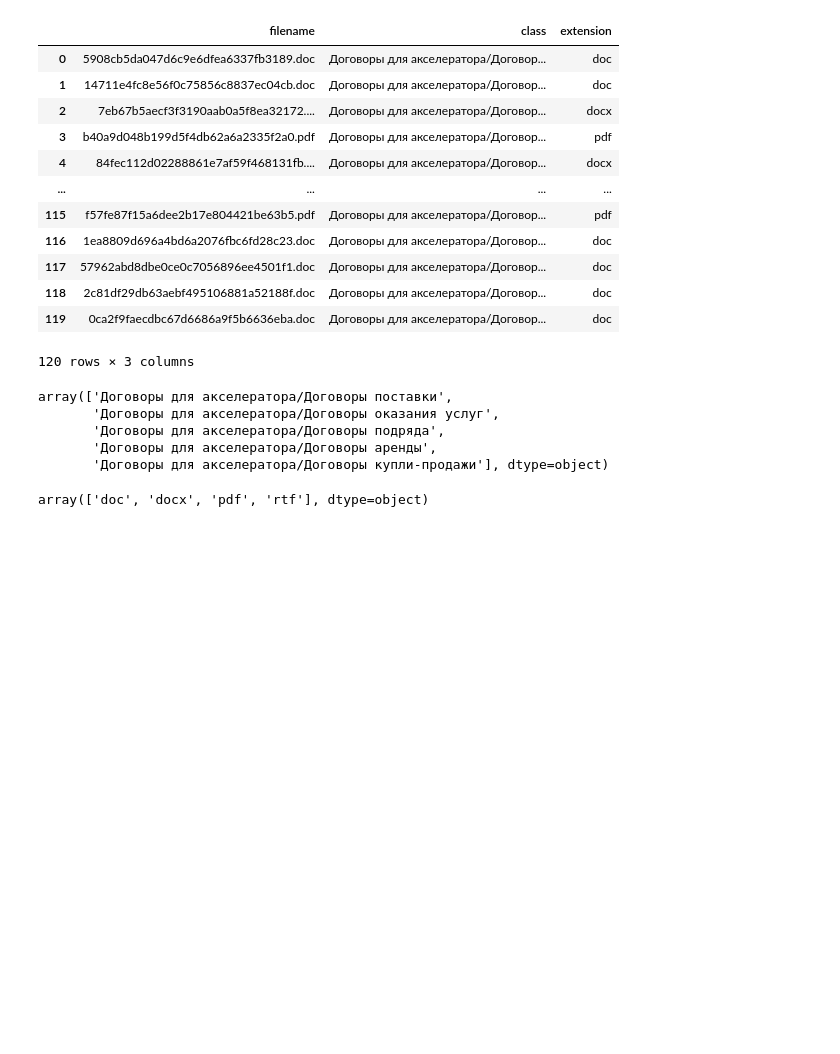
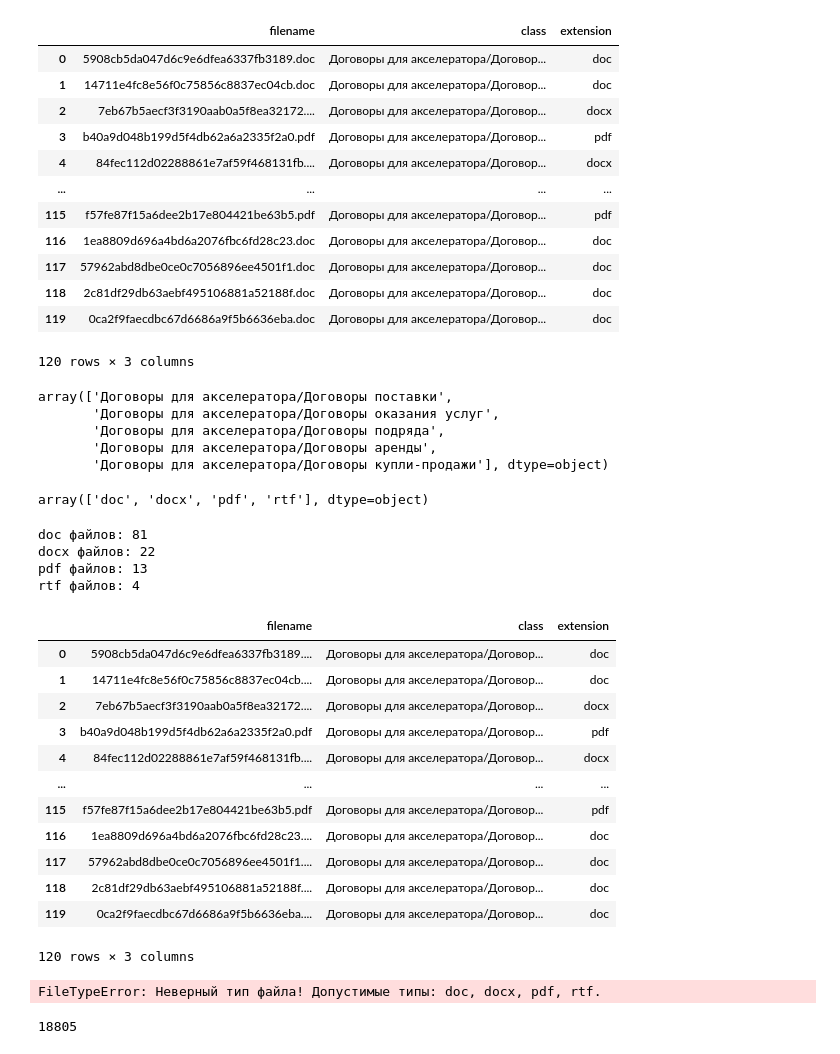
Before and after one commit to maya-ami/xmas, a Jupyter notebook: extract text.ipynb, the cells around one changed output. Saved outputs shown, nothing was run; the diff lists cells and outputs as text; code cells hidden in the pictures; blank space fills up the shorter version.

Commit message:
custom exception for file type

```diff
--- a/extract text.ipynb
+++ b/extract text.ipynb
@@ -187,3 +224,32 @@ array(['Договоры для акселератора/Договоры пос
 labels['extension'].unique()
 # %% [output]
 array(['doc', 'docx', 'pdf', 'rtf'], dtype=object)
+# %%
+for ext in labels['extension'].unique():
+    print('{} файлов: {}'.format(ext, labels[labels['extension']==ext].shape[0]))
+# %% [output]
+doc файлов: 81
+docx файлов: 22
+pdf файлов: 13
+rtf файлов: 4
+# %%
+# меняем doc extensions на docx, т.к. ранее произвели конвертацию
+for (i, fn), ext in zip(enumerate(labels['filename']), labels['extension']):
+    if ext == 'doc':
+        labels.loc[i, 'filename'] += 'x'
+# %%
+labels
+# %% [output]
+|  | filename | class | extension |
+| 0 | 5908cb5da047d6c9e6dfea6337fb3189.... | Договоры для акселератора/Договор... | doc |
+| 1 | 14711e4fc8e56f0c75856c8837ec04cb.... | Договоры для акселератора/Договор... | doc |
+| 2 | 7eb67b5aecf3f3190aab0a5f8ea32172.... | Договоры для акселератора/Договор... | docx |
+| 3 | b40a9d048b199d5f4db62a6a2335f2a0.pdf | Договоры для акселератора/Договор... | pdf |
+| 4 | 84fec112d02288861e7af59f468131fb.... | Договоры для акселератора/Договор... | docx |
+| ... | ... | ... | ... |
+| 115 | f57fe87f15a6dee2b17e804421be63b5.pdf | Договоры для акселератора/Договор... | pdf |
+| 116 | 1ea8809d696a4bd6a2076fbc6fd28c23.... | Договоры для акселератора/Договор... | doc |
+| 117 | 57962abd8dbe0ce0c7056896ee4501f1.... | Договоры для акселератора/Договор... | doc |
+| 118 | 2c81df29db63aebf495106881a52188f.... | Договоры для акселератора/Договор... | doc |
+| 119 | 0ca2f9faecdbc67d6686a9f5b6636eba.... | Договоры для акселератора/Договор... | doc |
+120 rows × 3 columns
@@ -189,0 +275,8 @@ array(['doc', 'docx', 'pdf', 'rtf'], dtype=object)
+# %%
+extract_text('./hacka-aka-embedika/classes.json')
+# %% [output]
+FileTypeError: Неверный тип файла! Допустимые типы: doc, docx, pdf, rtf.
+# %%
+extract_text('./hacka-aka-embedika/docs/02682d726b725f95b9ee85f751c043d0.docx')
+# %% [output]
+18805
```
Also changed, not shown: parts of 5 cells of this notebook.
